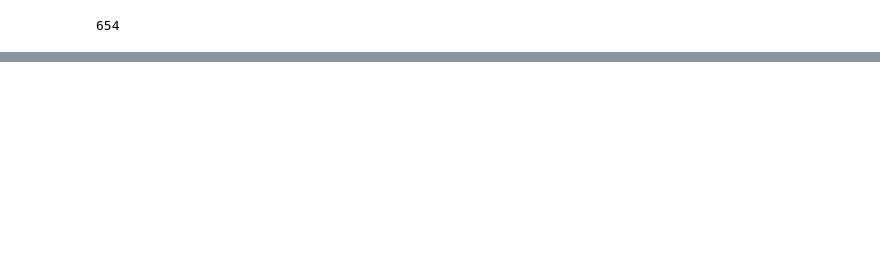
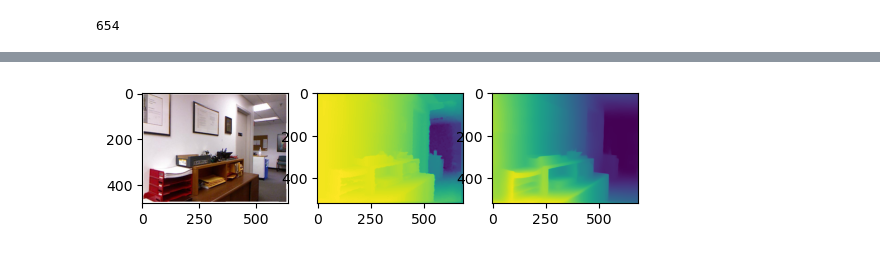
Before and after one commit to Adam-Torek/AIHardware_DepthEstimation_Duckietown, a Jupyter notebook: DepthAnything_Evaluation/dataset_tester.ipynb, the cells around one changed output, grey strips where cells are left out. Cells and saved outputs as stored; diff of their text form; code cells hidden in the pictures; blank space fills up the shorter version.

Commit message:
got data extraction, model processing, and metric evaluation to work with both unquantized and quantized depth anything models

```diff
--- a/DepthAnything_Evaluation/dataset_tester.ipynb
+++ b/DepthAnything_Evaluation/dataset_tester.ipynb
@@ -21,0 +42,22 @@ nyuv2_data.__len__()
+# %%
+def normalize_pytorch_image(image):
+    norm_image = (image - image.min()) / (image.max() - image.min()) * 255.0
+    return norm_image
+# %%
+norm_depth_image = normalize_pytorch_image(predicted_depth)
+# %%
+resizer = transforms.Resize(size=tuple(norm_depth_image.squeeze().shape))
+# %%
+torch_depth_target = torch.from_numpy(np.asarray(example_images[1])).unsqueeze(dim=0)
+torch_depth_target = torch_depth_target.type(torch.float32)
+torch_depth_target = transforms.functional.invert(torch_depth_target)
+torch_depth_target = normalize_pytorch_image(torch_depth_target)
+torch_depth_target = resizer(torch_depth_target)
+# %%
+f, axarr = plt.subplots(1,3)
+axarr[0].imshow(example_images[0].convert("RGB"))
+axarr[1].imshow(torch_depth_target.squeeze().cpu().numpy())
+axarr[2].imshow(norm_depth_image.squeeze().cpu().numpy())
+plt.show()
+# %% [output]
+[figure, added]
```
Also changed, not shown: parts of 17 cells of this notebook, 3 other files.
